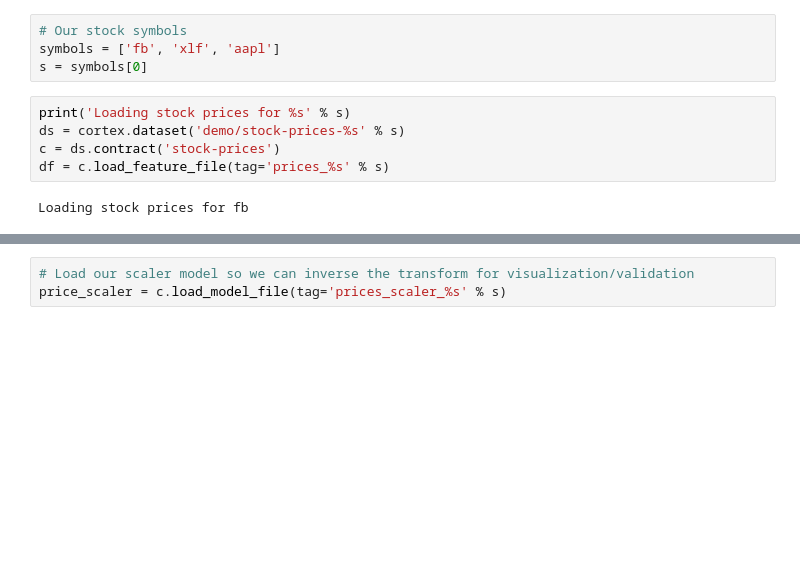
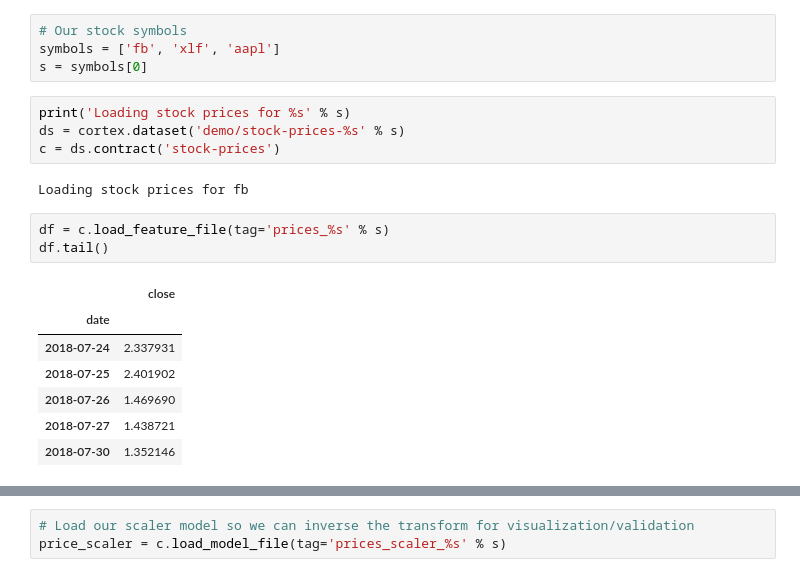
Before and after one commit to CognitiveScale/cortex-fabric-examples, a Jupyter notebook: skill-lab/deep-learning/stock-price-prediction/model_validation.ipynb, the cells around one changed output, grey strips where cells are left out. Drawn from its saved outputs; the diff is of its cells as text; blank space fills up the shorter version.

```diff
--- a/skill-lab/deep-learning/stock-price-prediction/model_validation.ipynb
+++ b/skill-lab/deep-learning/stock-price-prediction/model_validation.ipynb
@@ -11,9 +11,19 @@ s = symbols[0]
 print('Loading stock prices for %s' % s)
 ds = cortex.dataset('demo/stock-prices-%s' % s)
 c = ds.contract('stock-prices')
-df = c.load_feature_file(tag='prices_%s' % s)
 # %% [output]
 Loading stock prices for fb
+# %%
+df = c.load_feature_file(tag='prices_%s' % s)
+df.tail()
+# %% [output]
+|  | close |
+| date |  |
+| 2018-07-24 | 2.337931 |
+| 2018-07-25 | 2.401902 |
+| 2018-07-26 | 1.469690 |
+| 2018-07-27 | 1.438721 |
+| 2018-07-30 | 1.352146 |
 # %%
 from keras.models import load_model
 model = load_model('model_stock_prices_%s.h5' % s)
```
Also changed, not shown: parts of 7 cells of this notebook, 2 other files.
